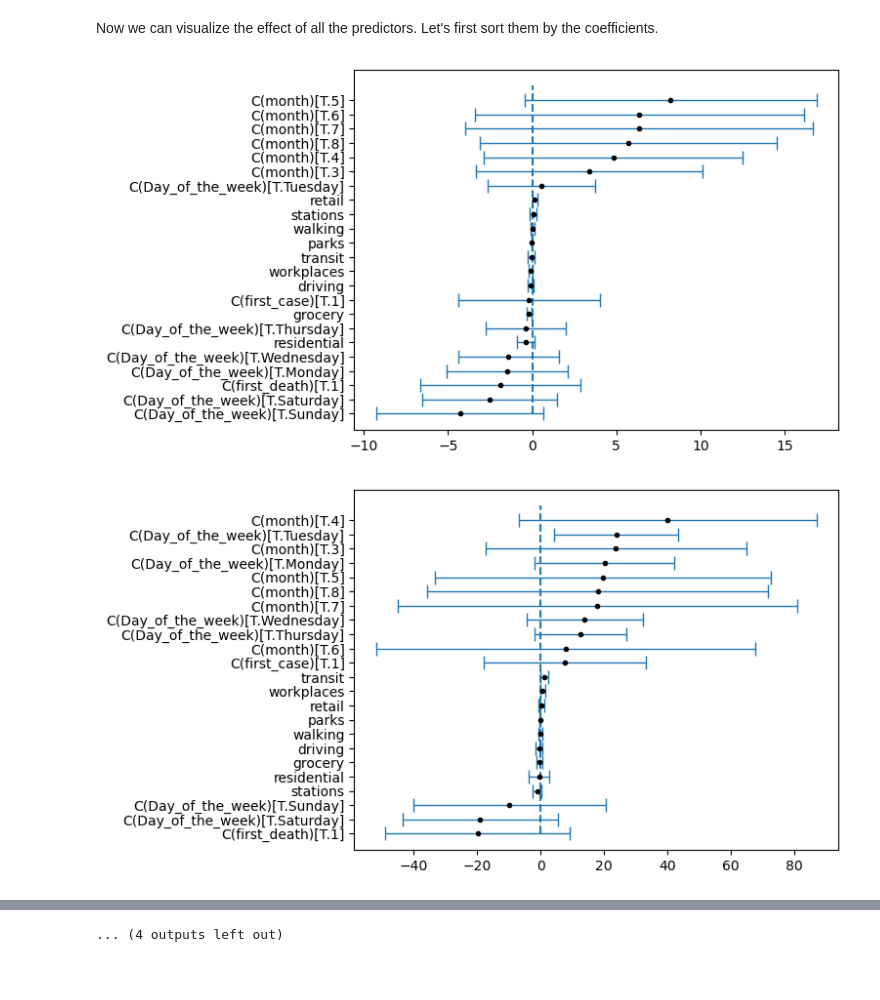
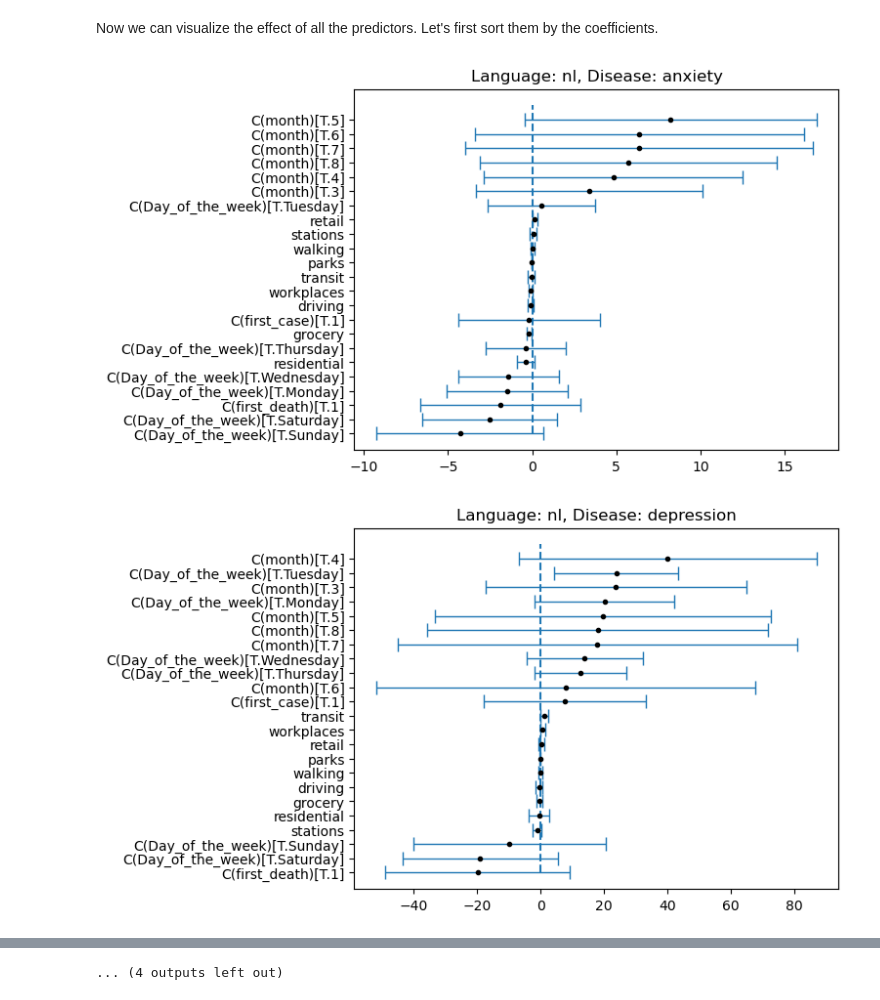
Before and after one commit to epfl-ada/ada-2022-project-adamsleg, a Jupyter notebook: q2.ipynb, the cells around one changed output, grey strips where cells are left out. Cells and saved outputs as stored; diff of their text form; code cells hidden in the pictures; blank space fills up the shorter version.

Commit message:
added title to plots

```diff
--- a/q2.ipynb
+++ b/q2.ipynb
@@ -221,7 +221,7 @@ strong multicollinearity or other numerical problems.
 # %% [markdown]
 Now we can visualize the effect of all the predictors. Let's first sort them by the coefficients.
 # %%
-def visualise_effect_of_predictors(res):
+def visualise_effect_of_predictors(res, lang, disease_idx):
     # feature names
     variables = res.params.index
     # quantifying uncertainty!
@@ -235,6 +235,7 @@ def visualise_effect_of_predictors(res):
     res.conf_int()
 
     l1, l2, l3, l4 = zip(*sorted(zip(coefficients[1:], variables[1:], standard_errors[1:], p_values[1:])))
+    plt.title("Language: " + lang + ", Disease: " + diseases_names['en'][disease_idx])
     #fancy plotting
     plt.errorbar(l1, np.array(range(len(l1))), xerr= 2*np.array(l3), linewidth = 1,
                 linestyle = 'none',marker = 'o',markersize= 3,
@@ -247,16 +248,16 @@ def visualise_effect_of_predictors(res):
 # %%
 for lang in LANGUAGES:
     for disease_idx in range(4):
         if(lang == 'nl'):
             res = nl_reg_res[disease_idx]
         elif(lang == 'sv'):
             res = sv_reg_res[disease_idx]
         elif(lang == 'pl'):
             res = pl_reg_res[disease_idx]
         elif(lang == 'it'):
             res = it_reg_res[disease_idx]
 
-        visualise_effect_of_predictors(res)
+        visualise_effect_of_predictors(res, lang, disease_idx)
 # %% [output]
-[figure, old version]
+[figure, new version]
-[figure, old version]
+[figure, new version]
```
Also changed, not shown: parts of 1 cell of this notebook.
